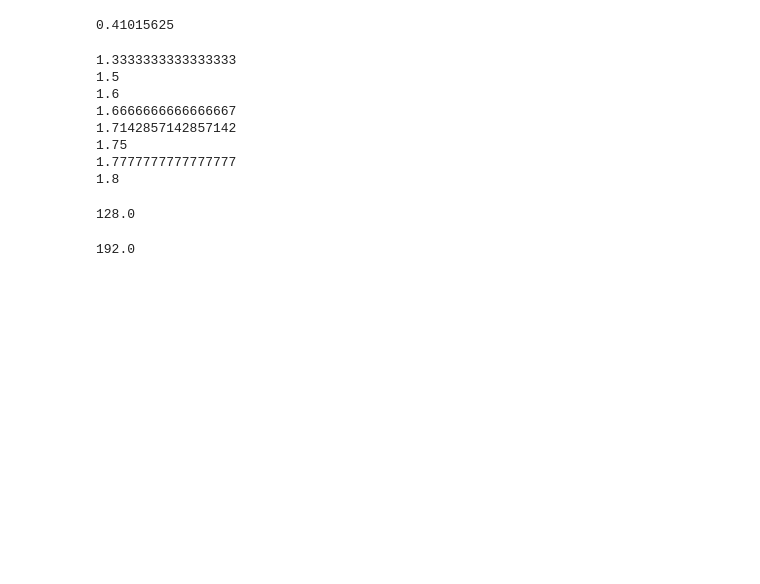
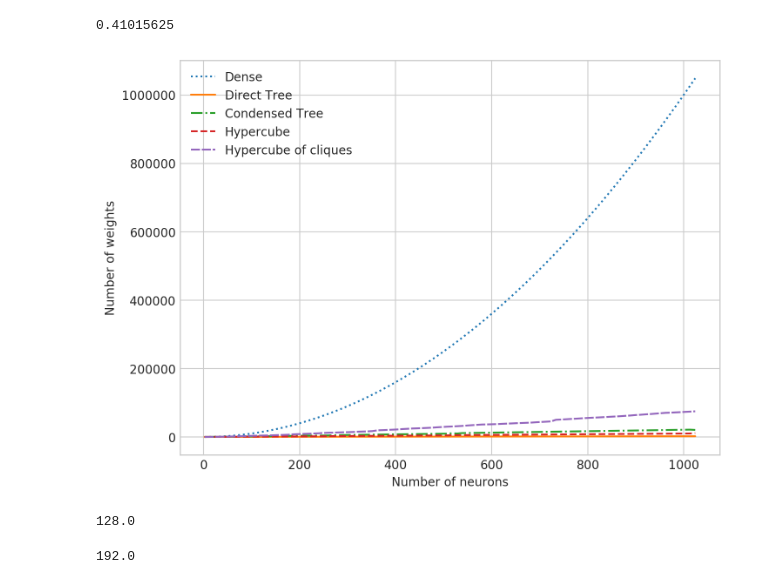
Before and after one commit to Gabrui/estimar-pontos-estoria, a Jupyter notebook: Conexões Esparsas.ipynb, the cells around one changed output. Saved outputs shown, nothing was run; the diff lists cells and outputs as text; code cells hidden in the pictures; blank space fills up the shorter version.

Commit message:
bugfix and plot savings

```diff
--- a/Conexões Esparsas.ipynb
+++ b/Conexões Esparsas.ipynb
@@ -65,7 +67,7 @@ def mascara_hipercubo(dim_entrada, dim_saida, dobro=0):
     for i in range(dim_entrada): # dim_entrada > dim_saida
         mascara[i, i] = 1
         for j in range(int(math.log2(dim_saida))):
-            mascara[i, (i^(1<<j))] = 1
+            mascara[i, (i^(1<<j)) % dim_saida] = 1
     return mascara
 
 def mascara_hipercubo2(dim_entrada, dim_saida, dobro=0):
@@ -73,13 +75,23 @@ def mascara_hipercubo2(dim_entrada, dim_saida, dobro=0):
     for i in range(dim_entrada): # dim_entrada > dim_saida
         mascara[i][i] = 1
         for j in range(int(math.log2(dim_saida))):
-            for k in range(j):
+            for k in range(int(math.log2(dim_saida))):
                 mascara[i][(i ^((1<<j))|(1<<k))] = 1
+    return mascara
+
+def mascara_cubo_hipercubo_errada(dim_entrada, dim_saida, dobro=0):
+    mascara = np.zeros((dim_entrada, dim_saida))
+    l2e = int(round(math.log2(dim_entrada)))
+    qe = dim_entrada//l2e
+    for i in range(qe): # dim_entrada > dim_saida
+        mascara[(i*l2e):((i+1)*l2e), (i*l2e):((i+1)*l2e)] = 1
+        for j in range(qe):
+            mascara[i*l2e:(i+1)*l2e, l2e*(i^(1<<j)):l2e*((i^(1<<j))+1)] = 1
     return mascara
 
 def mascara_cubo_hipercubo(dim_entrada, dim_saida, dobro=0):
     mascara = np.zeros((dim_entrada, dim_saida))
-    l2e = int(round(math.log2(dim_entrada)))
+    l2e = int(round(math.log2(math.exp(abs(sp.special.lambertw(dim_entrada*math.log(2)))))))
     qe = dim_entrada//l2e
     for i in range(qe): # dim_entrada > dim_saida
         mascara[(i*l2e):((i+1)*l2e), (i*l2e):((i+1)*l2e)] = 1
@@ -132,12 +148,20 @@ def esp_hip(n):
-# %%
-for i in range(2,10):
-    print(esp_hip(2**i))
-# %% [output]
-1.3333333333333333
-1.5
-1.6
-1.6666666666666667
-1.7142857142857142
-1.75
-1.7777777777777777
-1.8
+# %%
+x = np.linspace(2, 1024, 100, dtype=np.int)
+# %%
+import seaborn as sns
+plt.rcParams["figure.figsize"] = (14, 10)
+plt.style.use('seaborn-whitegrid')
+# %%
+figura = plt.figure(figsize=(8, 6), dpi=200)
+plt.plot(x, np.square(x), linestyle='dotted')
+plt.plot(x, 2*x, linestyle='solid')
+plt.plot(x, [np.sum(mascara_esparsa(i, i, 1)) for i in x], linestyle='dashdot')
+plt.plot(x, [np.sum(mascara_hipercubo(i, i, 1)) for i in x], linestyle='dashed')
+plt.plot(x, [np.sum(mascara_cubo_hipercubo(i, i, 1)) for i in x], linestyle=(0, (5, 1)))
+plt.xlabel('Number of neurons')
+plt.ylabel('Number of weights')
+plt.legend(['Dense', 'Direct Tree', 'Condensed Tree', 'Hypercube', 'Hypercube of cliques'], loc='upper left')
+plt.xaxis.set_major_formatter(formato_K)
+figura.savefig("reports/figures/tree-vs-dense.pdf", bbox_inches='tight')
+# %% [output]
+[figure, added]
```
Also changed, not shown: parts of 19 cells of this notebook, 9 other files.
